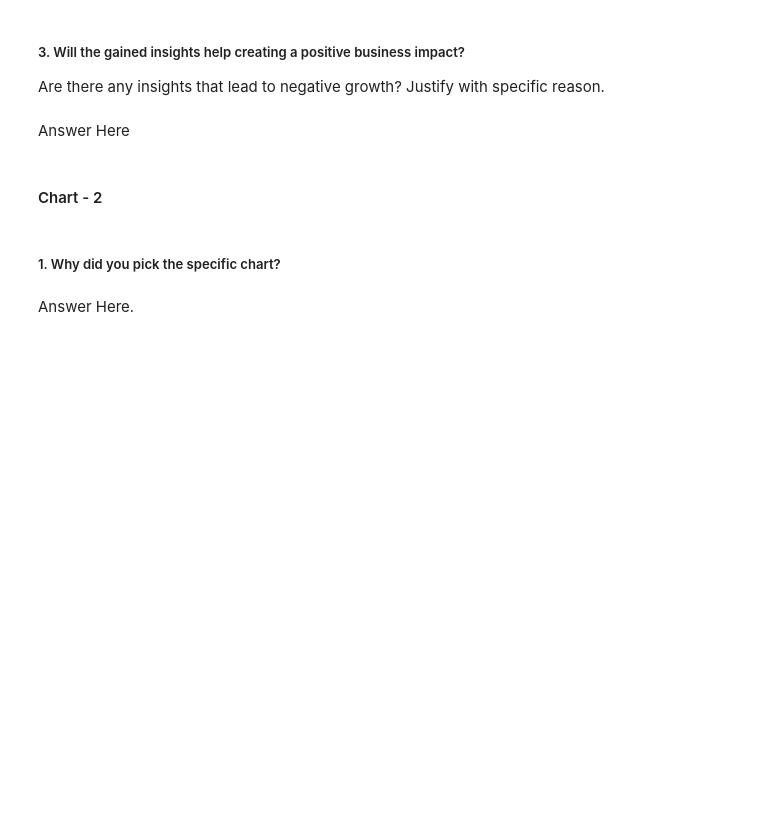
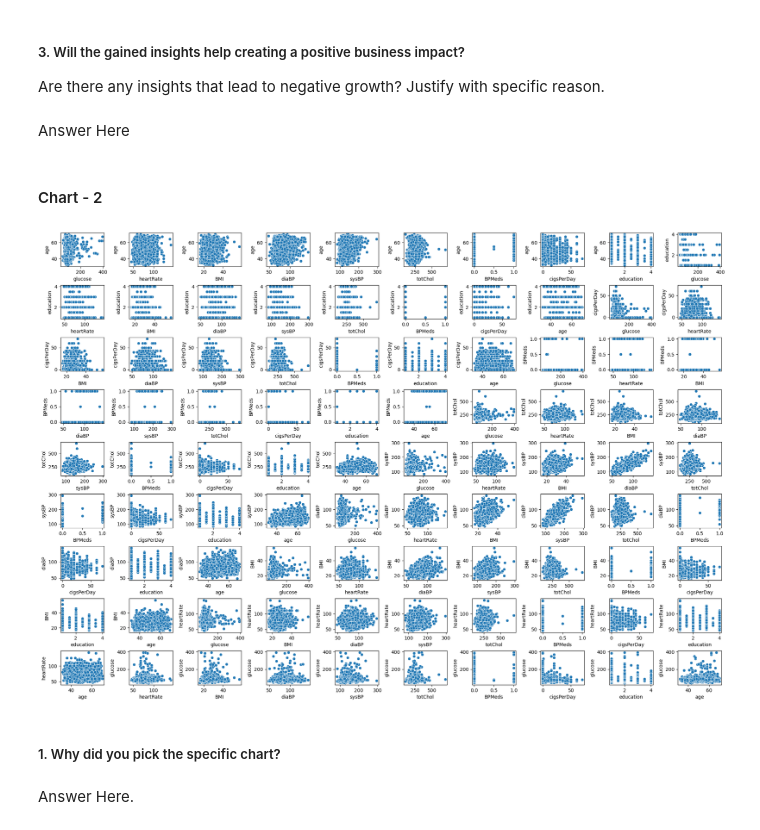
Before and after one commit to 007tickooayush/ML-Classification-Cardiovascular-Risk-Prediction-Project, a Jupyter notebook: Ayush_Tickoo_ML_Capstone_Classification_Project.ipynb, the cells around one changed output. Drawn from its saved outputs; the diff is of its cells as text; code cells hidden in the pictures; blank space fills up the shorter version.

```diff
--- a/Ayush_Tickoo_ML_Capstone_Classification_Project.ipynb
+++ b/Ayush_Tickoo_ML_Capstone_Classification_Project.ipynb
@@ -319,12 +319,3 @@ heartRate            68
 glucose             132
 TenYearCHD            2
 dtype: int64
-# %%
-# Getting the actual unique values of each variable
-for col in columns_str:
-  unique_values = df[col].unique().tolist()
-  if len(unique_values) > 20:
-    unique_values = unique_values[0:20]
-    unique_values.append('...')
-  print('The unique values for column `',col,'` are => ',unique_values)
-  unique_values = []
@@ -463,3 +488,25 @@ Answer Here
+# %%
+# Chart - 2 visualization code
+# df.plot.scatter(x='age',y='cigsPerDay')
+fig = plt.figure(figsize = (20,30))
+idx = int(1)
+
+var_unique_list = list(var_unique.items())[1:]
+
+# print(var1,' : ',var2)
+
+for var1, values1 in var_unique_list:
+  for var2, values2 in var_unique_list[::-1]:
+    if (len(values1) > 2 and len(values2) > 2) and var1 != var2 and (var1 != 'TenYearCHD' and var2 != 'TenYearCHD') :
+      plt.subplot(20,10,idx)
+      sns.scatterplot(data = df, y=var1, x=var2)
+      idx += 1
+      # plt.figure(figsize = (10,12))
+      # plt.show()
+
+plt.tight_layout(pad = 0.5, h_pad=0.5, w_pad = 0.5)
+# %% [output]
+[figure, added]
 # %% [markdown]
 ##### 1. Why did you pick the specific chart?
 # %% [markdown]
```
Also changed, not shown: parts of 15 cells of this notebook.
